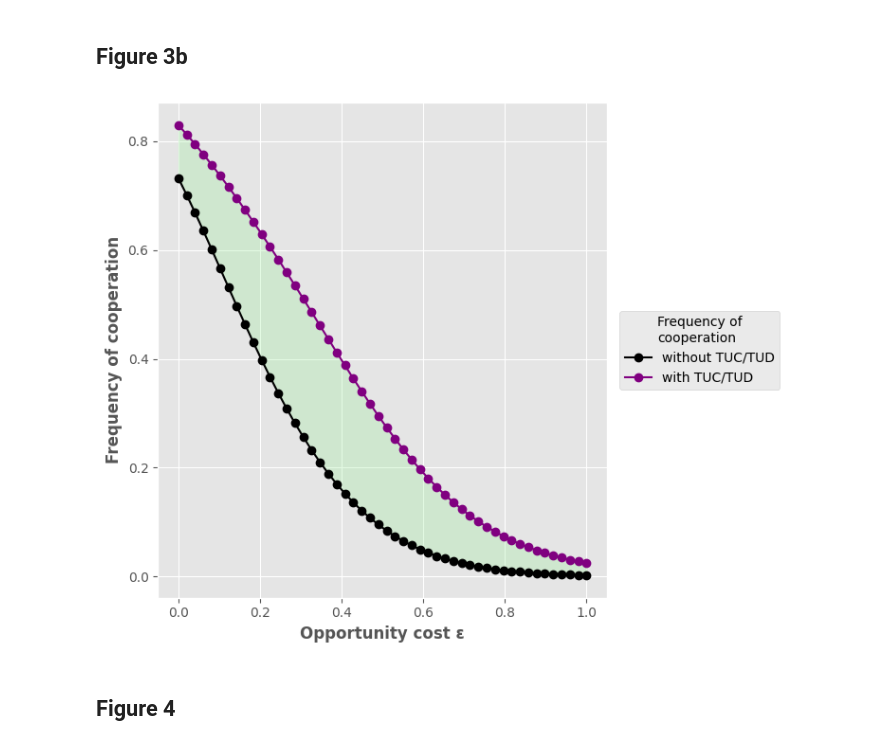
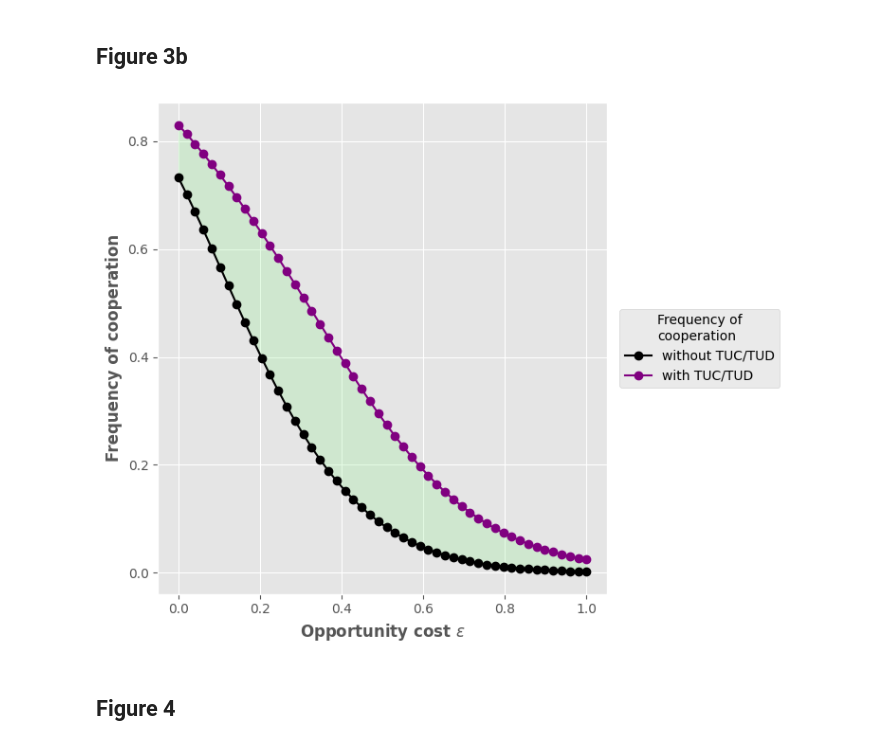
Before and after one commit to mwallemacq/CGT-project-trust-based-strategies, a Jupyter notebook: core_implementation.ipynb, the cells around one changed output. Cells and saved outputs as stored; diff of their text form; code cells hidden in the pictures.

```diff
--- a/core_implementation.ipynb
+++ b/core_implementation.ipynb
@@ -301,35 +301,35 @@ ax.plot(
 
 ax.plot(
     epsilon_values,
     cooperation_with_trust,
     color="purple",
     marker="o",
     label="with TUC/TUD",
 )
 
 ax.fill_between(  # (source: https://matplotlib.org/stable/api/_as_gen/matplotlib.pyplot.fill_between.html)
     epsilon_values,
     cooperation_without_trust,
     cooperation_with_trust,
     where=None,
     color="lightgreen",
     alpha=0.25,
     interpolate=False,
 )
 
-ax.set_xlabel("Opportunity cost ε", fontweight="bold")
+ax.set_xlabel(r"Opportunity cost $\epsilon$", fontweight="bold")
 ax.set_ylabel("Frequency of cooperation", fontweight="bold")
 
 
 legend = ax.legend(
     title="""Frequency of\ncooperation""",
     loc="center right",
     bbox_to_anchor=(1.40, 0.5),
 )
 plt.tight_layout()
 plt.show()
 # %% [output]
-[figure, old version]
+[figure, new version]
 # %% [markdown]
 ## Figure 4
 # %%
```
Also changed, not shown: parts of 3 cells of this notebook.
